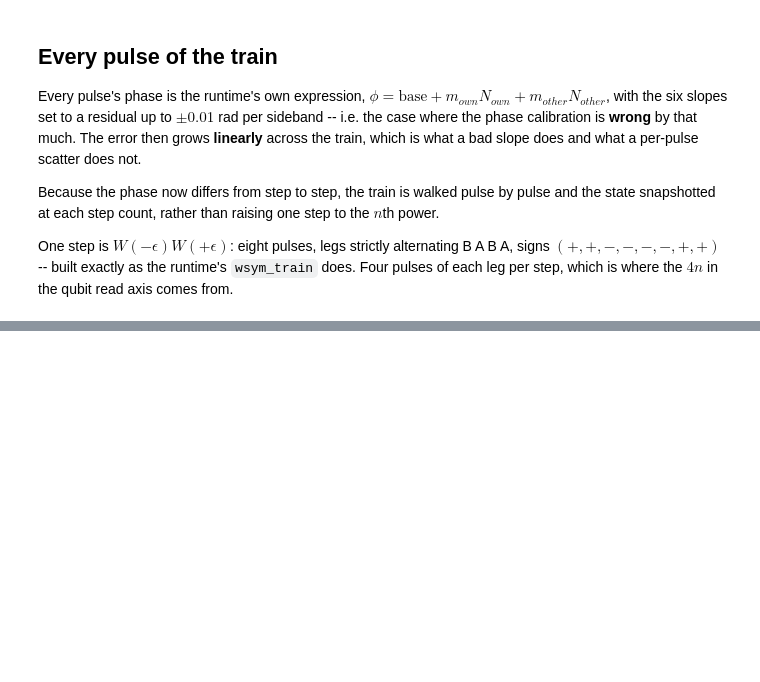
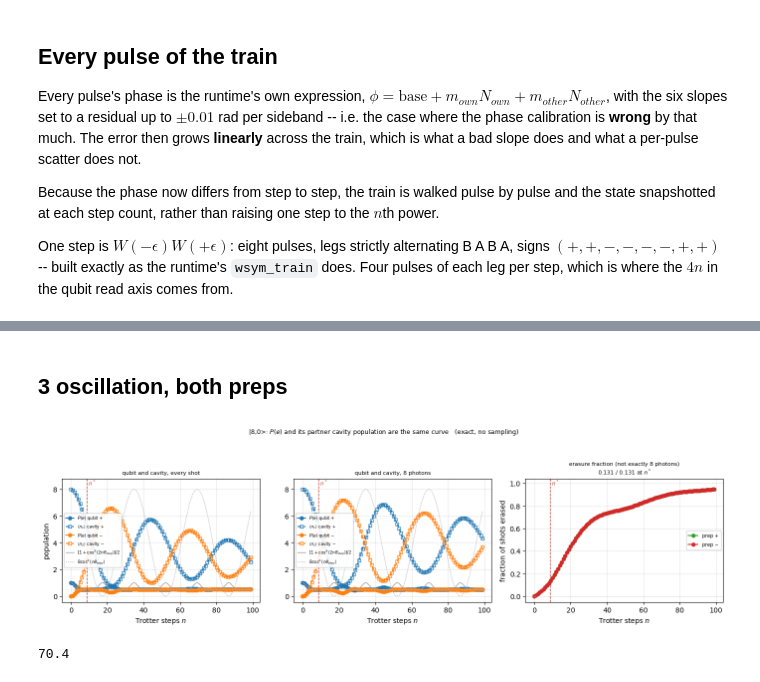
Before and after one commit to TunmayGerg/quantum-simulation-code, a Jupyter notebook: Quantum control/cswap_trotter_runtime_sim.ipynb, the cells around one changed output, grey strips where cells are left out. Drawn from its saved outputs; the diff is of its cells as text; code cells hidden in the pictures; blank space fills up the shorter version.

```diff
--- a/Quantum control/cswap_trotter_runtime_sim.ipynb
+++ b/Quantum control/cswap_trotter_runtime_sim.ipynb
@@ -385,0 +440,80 @@ gate at n*: 4.5 us
+# %% [markdown]
+## 3 oscillation, both preps
+# %%
+# Both preparations overlaid, the same three panels the runtime draws. P(e) and its PARTNER
+# cavity population are the same curve: <n1> partners "+", <n2> partners "-", never crossed.
+#
+# The lossless reference depends on how many photons were prepared. For |N,0> the closed
+# forms of CSWAP_TROTTER_SCALING.md section 7 are
+#     P(e)   = [1 + cos^N(2 n theta)] / 2          -- NOT cos(2 N n theta): the qubit tracks
+#     <n1>   = N cos^2(n theta)                       the PARITY of transferred photons, so
+#                                                     the fringe LOSES contrast as N grows.
+# Both collapse to cos^2(n theta) at N = 1, which is the single-photon case.
+n_prep = float(qt.expect(qt.tensor(qt.destroy(n_cav).dag() * qt.destroy(n_cav), ic),
+                         cavity_prep))                 # photons the prep put in C1
+# y limits from the data, with headroom.
+# max over each array separately -- they have different shapes, so one nanmax over a
+# list of them is ragged. The reference is a floor so it stays fully visible.
+ps_tag = "one photon" if postselect_photons == 1 else f"{postselect_photons} photons"
+er_tag = (f"not exactly {postselect_photons} photon"
+          f"{'s' if postselect_photons != 1 else ''}")
+top = 1.10 * max(1.0, n_prep, *[float(np.nanmax(v)) for v in
+                                (p_excited, ps_p_excited, mean_photons, ps_mean_photons)])
+bot = -0.05 * top
+
+fig, axs = plt.subplots(1, 3, figsize=(14, 4.2))
+for column, (pe, cav, tag) in enumerate((
+        (p_excited, mean_photons, "every shot"),
+        (ps_p_excited, ps_mean_photons, ps_tag))):
+    ax = axs[column]
+    for c, prep in enumerate(preps):
+        line = 0 if prep == "+" else 1                  # which cavity partners this prep
+        name = "n_1" if line == 0 else "n_2"
+        ax.plot(x, pe[c], "-o", color=f"C{c}", markersize=5,
+                label=f"$P(e)$ qubit ${prep}$")
+        ax.plot(x, cav[c, :, line], "--s", color=f"C{c}", markersize=4,
+                markerfacecolor="none", label=f"$\\langle {name} \\rangle$ cavity ${prep}$")
+    fine = np.linspace(0, max(steps), 200)              # the lossless expectation
+    N = int(round(n_prep))
+    ax.plot(fine, (1 + np.cos(2 * fine * theta) ** N) / 2, "-", color="0.6", lw=1.0,
+            label=(r"$\cos^2(n\theta_{step})$" if N == 1 else
+                   rf"$[1+\cos^{{{N}}}(2n\theta_{{step}})]/2$"))
+    if N != 1:                                          # the cavity's own reference splits off
+        ax.plot(fine, N * np.cos(fine * theta) ** 2, ":", color="0.6", lw=1.0,
+                label=rf"${N}\cos^2(n\theta_{{step}})$")
+    ax.axhline(0.5, color="0.85", lw=0.8, ls=":")
+    ax.set_xlabel("Trotter steps $n$")
+    ax.set_ylim(bot, top)
+    ax.grid(True, alpha=0.3)
+    ax.legend(fontsize=6, loc="center left", framealpha=0.9)
+    ax.axvline(n_star, color="#c0392b", ls="--", lw=1.0)
+    ax.text(n_star, top, " $n^*$", color="#c0392b", fontsize=8, va="top")
+    ax.set_title(f"qubit and cavity, {tag}", fontsize=8)
+axs[0].set_ylabel("population")
+
+er_top = 1.10 * max(float(np.nanmax(erased)), 1e-9)   # the erasure axis
+ax = axs[2]                                             # erasure, both preps on one panel
+for c, prep in enumerate(preps):
+    ax.plot(x, erased[c], "-o", color=f"C{2 + c}", markersize=5, label=f"prep ${prep}$")
+ax.axhline(0.0, color="0.85", lw=0.8, ls=":")
+ax.axvline(n_star, color="#c0392b", ls="--", lw=1.0)
+ax.text(n_star, er_top, " $n^*$", color="#c0392b", fontsize=8, va="top")
+ax.set_xlabel("Trotter steps $n$")
+ax.set_ylabel("fraction of shots erased")
+ax.set_ylim(-0.05 * er_top, er_top)
+ax.grid(True, alpha=0.3)
+ax.legend(fontsize=7)
+ax.set_title(f"erasure fraction ({er_tag})\n"
+             + " / ".join(f"{float(np.interp(n_star, x, erased[c])):.3f}" for c in
+                          range(len(preps))) + " at $n^*$", fontsize=8)
+
+fig.suptitle(f"{prep_label}: $P(e)$ and its partner cavity population are the "
+             f"same curve   "
+             f"(exact, no sampling)", fontsize=9)
+fig.tight_layout(rect=(0, 0, 1, 0.93))
+# %% [output]
+[figure, added]
+# %%
+80 * 8 * 110e-3
+# %% [output]
+70.4
```
Also changed, not shown: parts of 22 cells of this notebook, 2 other files.
